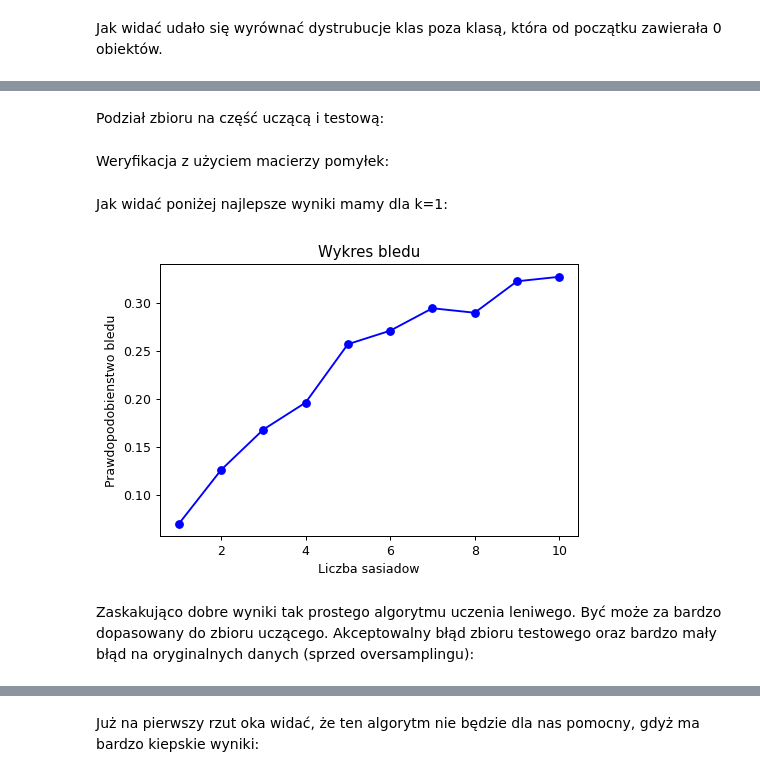
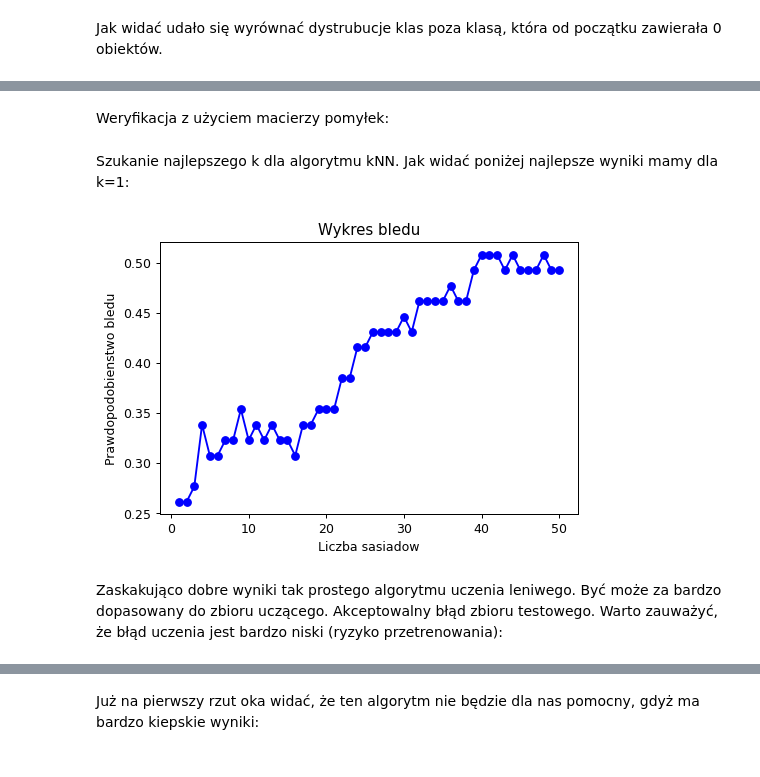
Before and after one commit to matlaczj/Glass-Classification-Project, a Jupyter notebook: Projekt_PRIAD.ipynb, the cells around one changed output, grey strips where cells are left out. Cells and saved outputs as stored; diff of their text form; code cells hidden in the pictures.

Commit message:
uniezależnienie zbioru testowego od uczącego

```diff
--- a/Projekt_PRIAD.ipynb
+++ b/Projekt_PRIAD.ipynb
@@ -151,3 +138,11 @@ pokaz_skrzypce(glass_res)
+# %%
+glass_org_dict = podziel(glass_org, 0.3)
+sm = SMOTE()
+X = glass_org_dict['opis_ucz']
+y = glass_org_dict['dec_ucz']
+X_res, y_res = sm.fit_resample(X, y)
+glass_res = X_res
+glass_res['Type'] = y_res
 # %%
 class_distr(glass_res)
 # %% [output]
@@ -177,2 +159,0 @@ sns.pairplot(glass_res, kind="scatter", hue = "Type")
-# %% [markdown]
-Podział zbioru na część uczącą i testową:
@@ -212,13 +181,12 @@ def weryfikuj(model, proporcja):
 def wykres_bledu(max_k, proporcja):
     #tworzy wykres bledu dla algorytmu kNN by wybrać najlepsze k
     #testuje jak model klasyfikuje dane oryginalne czyli sprzed oversamplingu
-    glass_res_dict = podziel(glass_res, proporcja)
     wyniki = []
     for i in range(1,max_k+1):
         model = KNeighborsClassifier(n_neighbors=i)
-        model.fit(glass_res_dict["opis_ucz"], glass_res_dict["dec_ucz"])
-        wyn_test_org = 1-model.score(glass_org.iloc[:,0:-1], glass_org.iloc[:,-1])
-        wyniki.append(wyn_test_org)
+        model.fit(glass_res.iloc[:,0:-1], glass_res.iloc[:,-1])
+        wyn_test = 1-model.score(glass_org_dict["opis_test"], glass_org_dict["dec_test"])
+        wyniki.append(wyn_test)
     kwart = pd.DataFrame(wyniki, index=range(1,max_k+1))
     plt.figure(dpi=90)
     plt.plot(kwart,'bo-')
@@ -226,13 +194,13 @@ def wykres_bledu(max_k, proporcja):
     plt.xlabel('Liczba sasiadow')
     plt.ylabel('Prawdopodobienstwo bledu')
 # %% [markdown]
-Jak widać poniżej najlepsze wyniki mamy dla k=1:
+Szukanie najlepszego k dla algorytmu kNN. Jak widać poniżej najlepsze wyniki mamy dla k=1:
 # %%
-wykres_bledu(10, 0.3)
+wykres_bledu(50, 0.3)
 # %% [output]
-[figure, old version]
+[figure, new version]
 # %% [markdown]
-Zaskakująco dobre wyniki tak prostego algorytmu uczenia leniwego. Być może za bardzo dopasowany do zbioru uczącego. Akceptowalny błąd zbioru testowego oraz bardzo mały błąd na oryginalnych danych (sprzed oversamplingu):
+Zaskakująco dobre wyniki tak prostego algorytmu uczenia leniwego. Być może za bardzo dopasowany do zbioru uczącego. Akceptowalny błąd zbioru testowego. Warto zauważyć, że błąd uczenia jest bardzo niski (ryzyko przetrenowania):
 # %%
 model = KNeighborsClassifier(n_neighbors=1)
 weryfikuj(model, 0.3)
```
Also changed, not shown: parts of 35 cells of this notebook.
